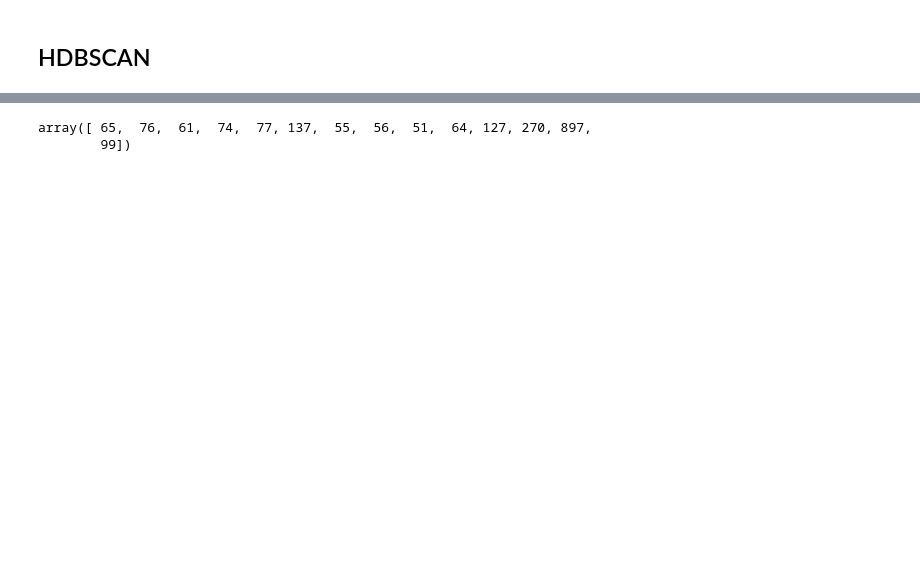
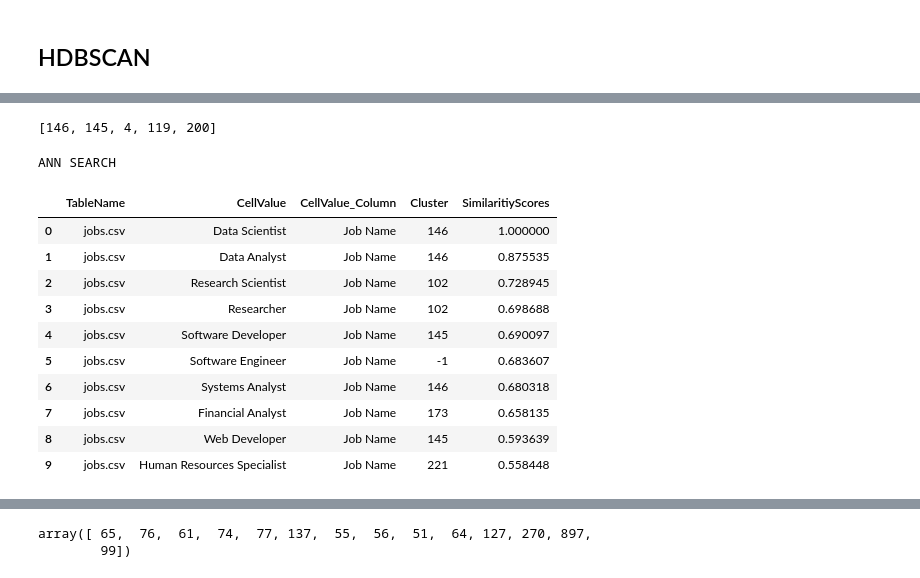
Before and after one commit to enas88/mira_gui, a Jupyter notebook: api_testing.ipynb, the cells around one changed output, grey strips where cells are left out. Cells and saved outputs as stored; diff of their text form; code cells hidden in the pictures; blank space fills up the shorter version.

Commit message:
Efficient search. Several refactoring changes

```diff
--- a/api_testing.ipynb
+++ b/api_testing.ipynb
@@ -687,0 +721,42 @@ clustering_index
+# %%
+top_k_clusters
+# %% [output]
+[146, 145, 4, 119, 200]
+# %%
+print("ANN SEARCH")
+client = QdrantClient("localhost", port=6333)
+
+hits = client.search(
+    collection_name=COLLECTION_NAME_CLUSTERED,
+    query_vector=model.encode("Data Scientist").tolist(),
+    limit=QDRANT_TOP_K,
+)
+
+data = []
+
+for hit in hits:
+    payload_data = {
+        'TableName': hit.payload.get('TableName', None),
+        'CellValue': hit.payload.get('CellValue', None),
+        'CellValue_Column': hit.payload.get('CellValue_Column', None),
+        'Cluster': hit.payload.get('Cluster', None),
+        'SimilaritiyScores': hit.score
+    }
+    data.append(payload_data)
+
+df_ann = pd.DataFrame(data)
+
+df_ann
+# %% [output]
+ANN SEARCH
+|  | TableName | CellValue | CellValue_Column | Cluster | SimilaritiyScores |
+| 0 | jobs.csv | Data Scientist | Job Name | 146 | 1.000000 |
+| 1 | jobs.csv | Data Analyst | Job Name | 146 | 0.875535 |
+| 2 | jobs.csv | Research Scientist | Job Name | 102 | 0.728945 |
+| 3 | jobs.csv | Researcher | Job Name | 102 | 0.698688 |
+| 4 | jobs.csv | Software Developer | Job Name | 145 | 0.690097 |
+| 5 | jobs.csv | Software Engineer | Job Name | -1 | 0.683607 |
+| 6 | jobs.csv | Systems Analyst | Job Name | 146 | 0.680318 |
+| 7 | jobs.csv | Financial Analyst | Job Name | 173 | 0.658135 |
+| 8 | jobs.csv | Web Developer | Job Name | 145 | 0.593639 |
+| 9 | jobs.csv | Human Resources Specialist | Job Name | 221 | 0.558448 |
```
Also changed, not shown: parts of 60 cells of this notebook, 14 other files.
